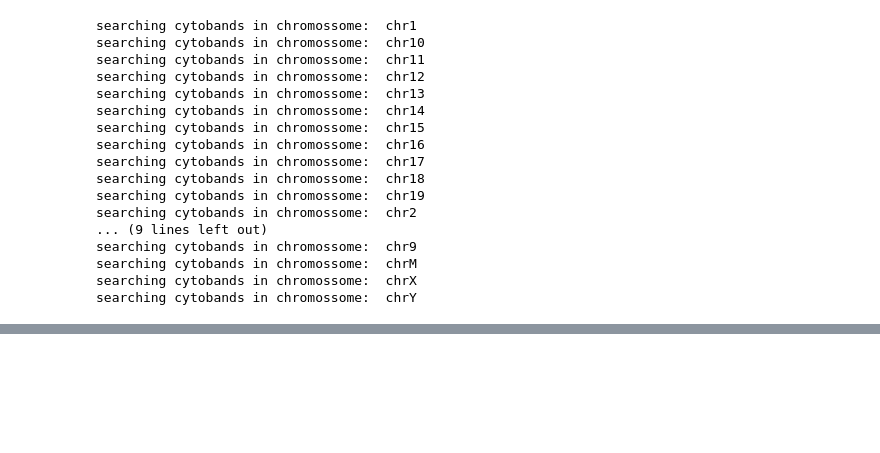
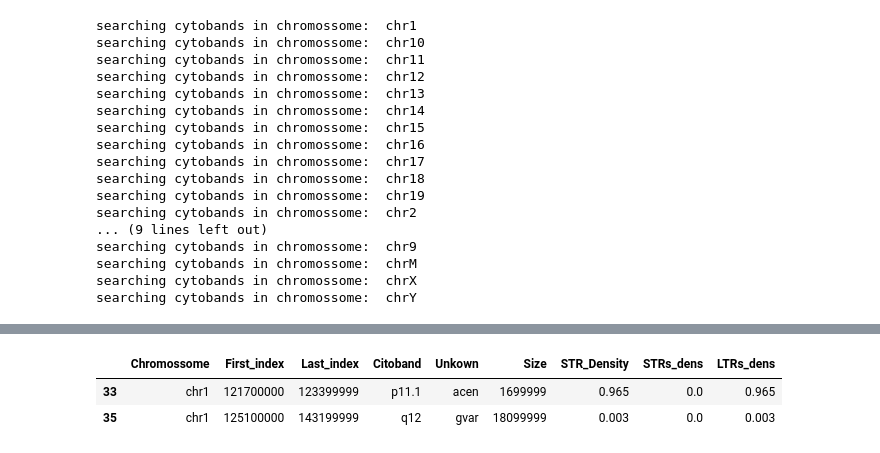
Before and after one commit to AndreSantos2000/A_map_of_privacy-sensitivity_in_human_genomes, a Jupyter notebook: jupyter_scripts/cytobands/cytobands_dataTreatment.ipynb, the cells around one changed output, grey strips where cells are left out. Drawn from its saved outputs; the diff is of its cells as text; code cells hidden in the pictures; blank space fills up the shorter version.

```diff
--- a/jupyter_scripts/cytobands/cytobands_dataTreatment.ipynb
+++ b/jupyter_scripts/cytobands/cytobands_dataTreatment.ipynb
@@ -336,0 +396,6 @@ writeNewtxt(cytobandLTRS_write, citobands_df)
+# %%
+cb_chr1.loc[cb_chr1['STRs_dens'] == 0.000]
+# %% [output]
+|  | Chromossome | First_index | Last_index | Citoband | Unkown | Size | STR_Density | STRs_dens | LTRs_dens |
+| 33 | chr1 | 121700000 | 123399999 | p11.1 | acen | 1699999 | 0.965 | 0.0 | 0.965 |
+| 35 | chr1 | 125100000 | 143199999 | q12 | gvar | 18099999 | 0.003 | 0.0 | 0.003 |
```
Also changed, not shown: parts of 7 cells of this notebook, 7 other files.
